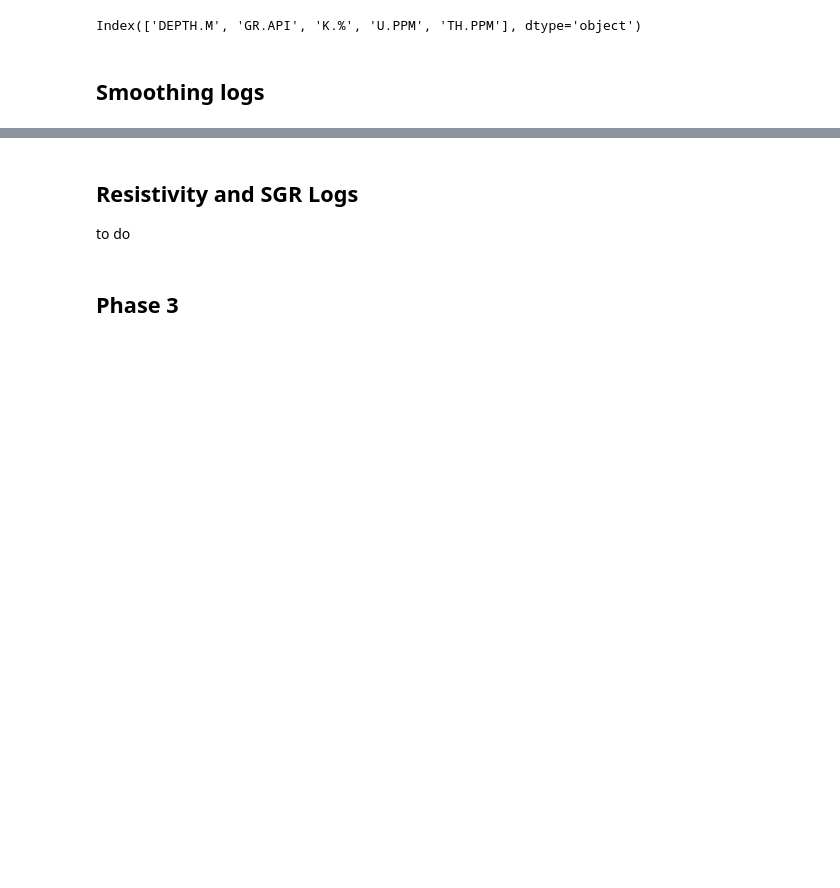
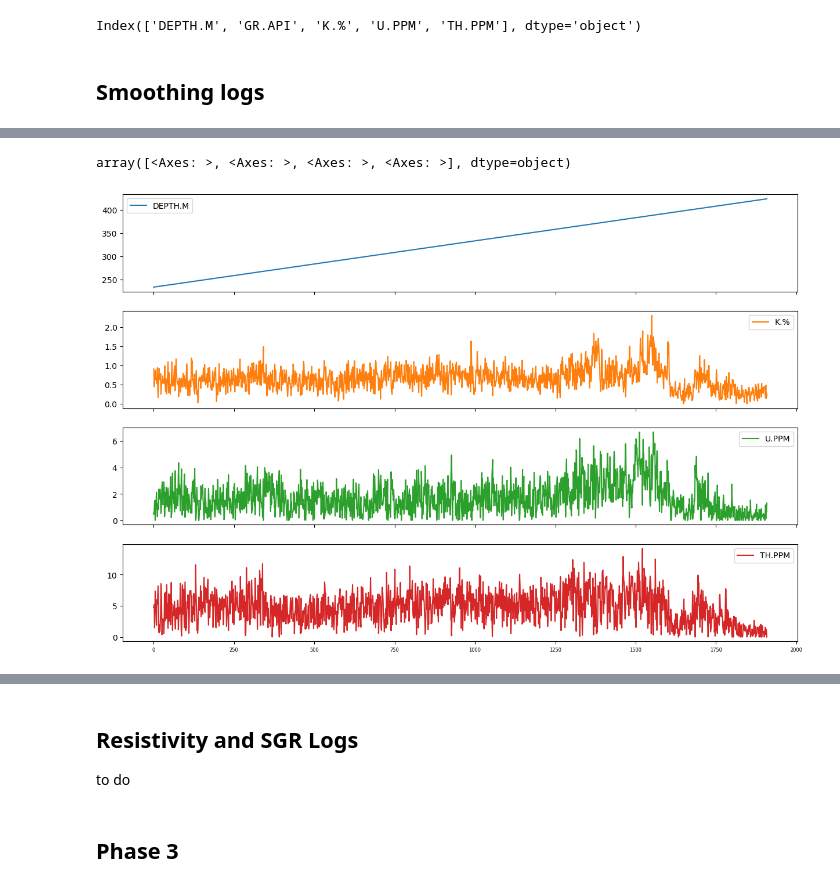
Before and after one commit to anailil/FAIR-well-logs, a Jupyter notebook: notebooks/1.0-lvm-data-exploration.ipynb, the cells around one changed output, grey strips where cells are left out. Saved outputs shown, nothing was run; the diff lists cells and outputs as text; code cells hidden in the pictures; blank space fills up the shorter version.

```diff
--- a/notebooks/1.0-lvm-data-exploration.ipynb
+++ b/notebooks/1.0-lvm-data-exploration.ipynb
@@ -153,0 +155,5 @@ f0.subplots_adjust(wspace = 0.05)
+# %%
+p3_kut = pd.read_csv('../data/interim/phase3_K_U_T.csv')
+p3_gr = pd.read_csv('../data/interim/phase3_GR.csv')
+print(p3_gr)
+print(p3_kut)
@@ -153,0 +202,5 @@ f0.subplots_adjust(wspace = 0.05)
+# %%
+p3_kut.plot(subplots=True, figsize=(15, 10))
+# %% [output]
+array([<Axes: >, <Axes: >, <Axes: >, <Axes: >], dtype=object)
+[figure, added]
```
Also changed, not shown: parts of 11 cells of this notebook, 58 other files.
